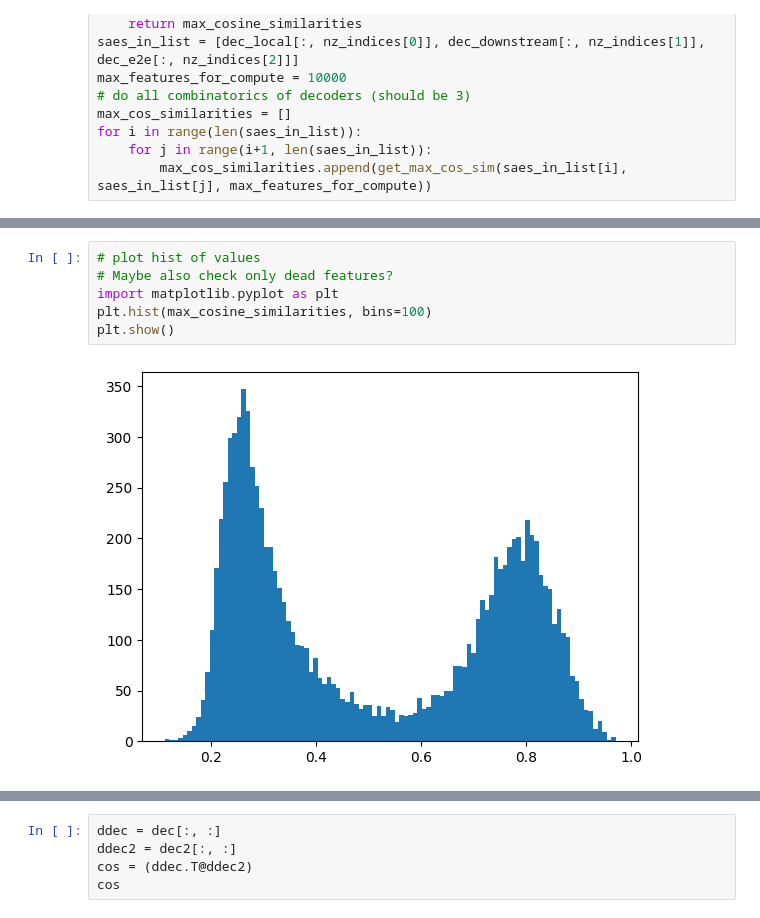
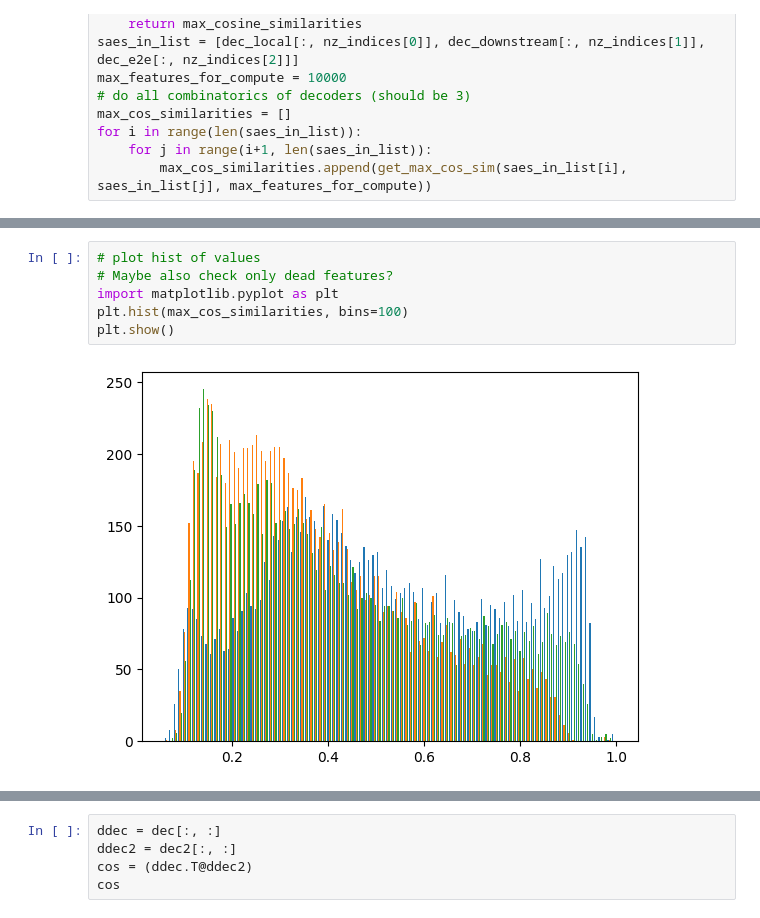
Before and after one commit to sun-wendy/sae-rm, a Jupyter notebook: e2e.ipynb, the cells around one changed output, grey strips where cells are left out. Cells and saved outputs as stored; diff of their text form.

```diff
--- a/e2e.ipynb
+++ b/e2e.ipynb
@@ -204,11 +210,11 @@ plt.show()
 # %%
 # plot hist of values
 # Maybe also check only dead features?
 import matplotlib.pyplot as plt
-plt.hist(max_cosine_similarities, bins=100)
+plt.hist(max_cos_similarities, bins=100)
 plt.show()
 # %% [output]
-[figure, old version]
+[figure, new version]
 # %%
 # plot hist of values
 # Maybe also check only dead features?
```
Also changed, not shown: parts of 7 cells of this notebook, 1 other file.
